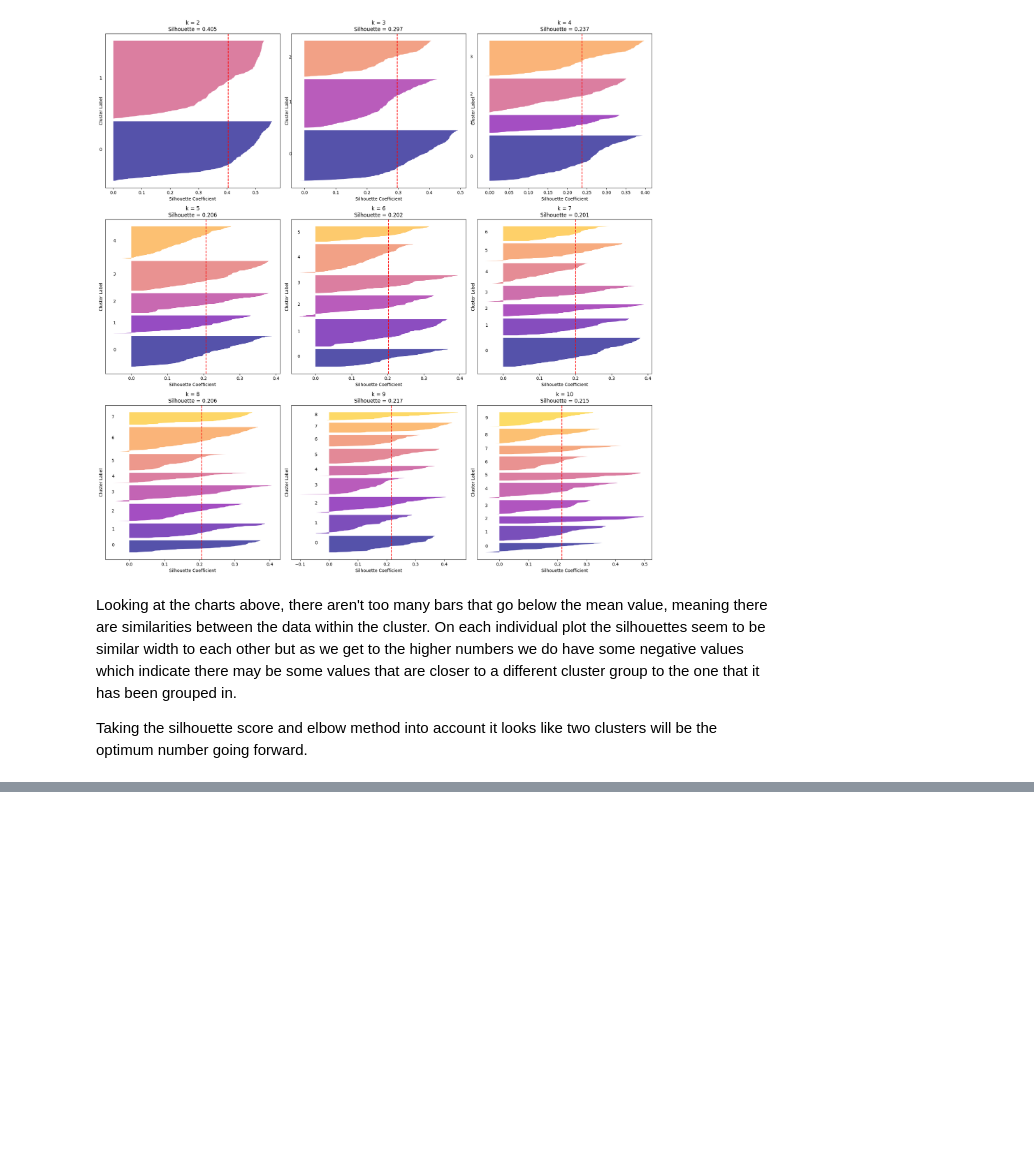
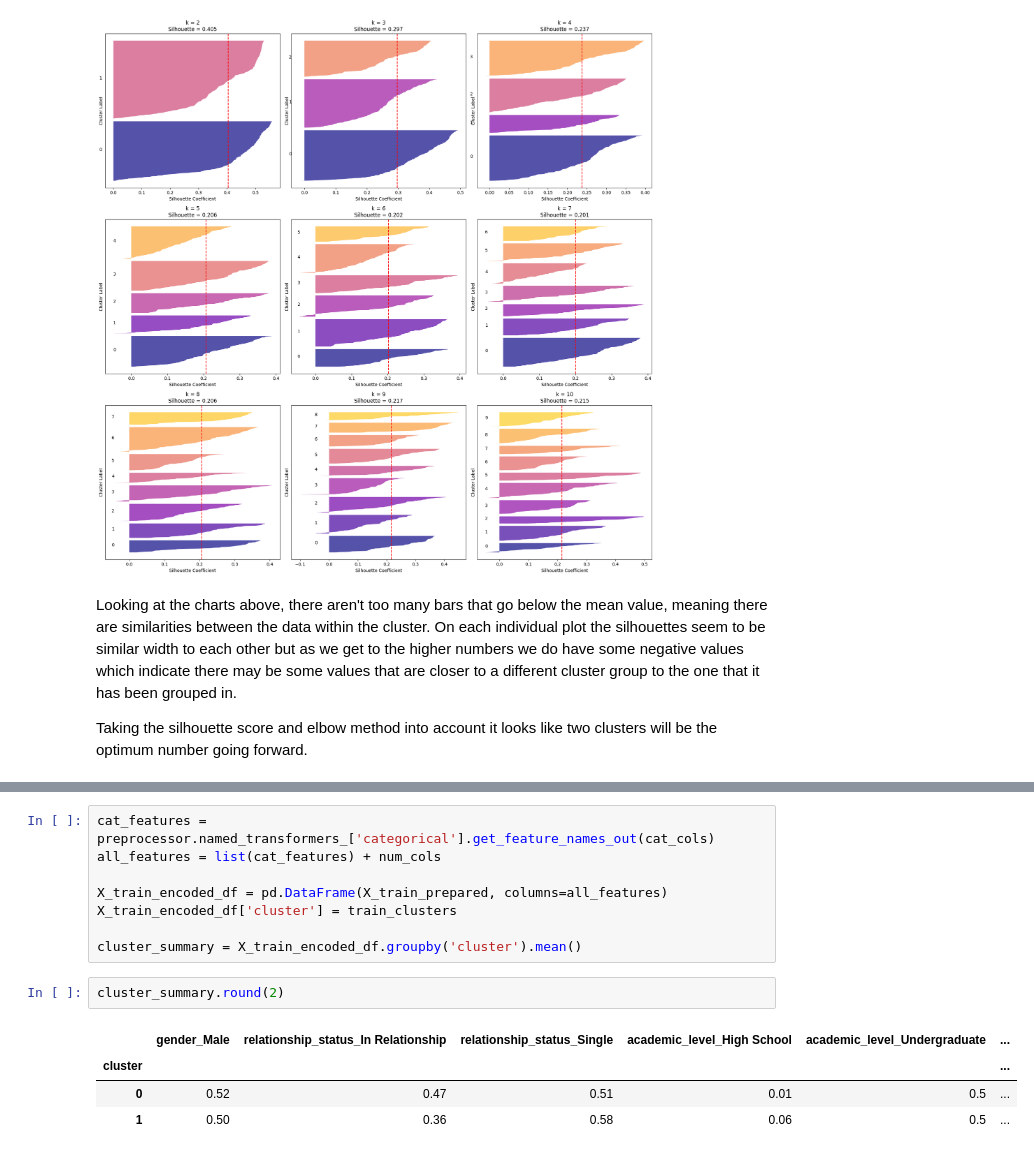
Before and after one commit to StavSteven/social_media_addiction, a Jupyter notebook: jupyter_notebooks/3_ml_notebook.ipynb, the cells around one changed output, grey strips where cells are left out. Cells and saved outputs as stored; diff of their text form; blank space fills up the shorter version.

```diff
--- a/jupyter_notebooks/3_ml_notebook.ipynb
+++ b/jupyter_notebooks/3_ml_notebook.ipynb
@@ -184,0 +219,15 @@ Taking the silhouette score and elbow method into account it looks like two clus
+# %%
+cat_features = preprocessor.named_transformers_['categorical'].get_feature_names_out(cat_cols)
+all_features = list(cat_features) + num_cols
+
+X_train_encoded_df = pd.DataFrame(X_train_prepared, columns=all_features)
+X_train_encoded_df['cluster'] = train_clusters
+
+cluster_summary = X_train_encoded_df.groupby('cluster').mean()
+# %%
+cluster_summary.round(2)
+# %% [output]
+|  | gender_Male | relationship_status_In Relationship | relationship_status_Single | academic_level_High School | academic_level_Undergraduate | ... |
+| cluster |  |  |  |  |  | ... |
+| 0 | 0.52 | 0.47 | 0.51 | 0.01 | 0.5 | ... |
+| 1 | 0.50 | 0.36 | 0.58 | 0.06 | 0.5 | ... |
```
Also changed, not shown: parts of 8 cells of this notebook.
